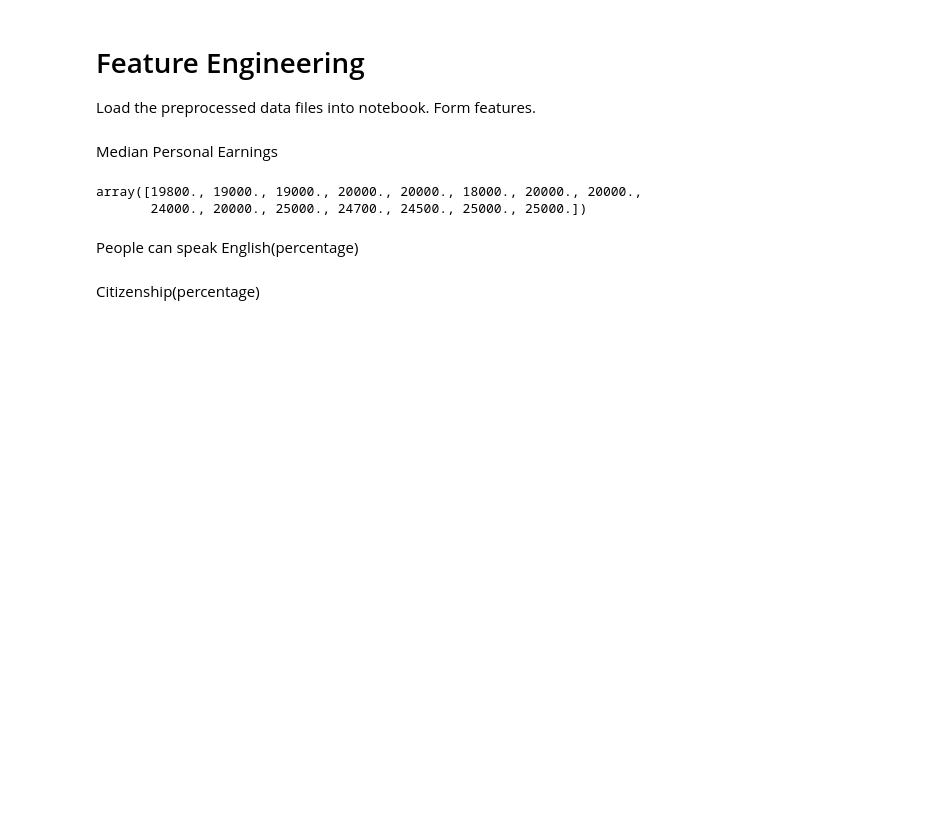
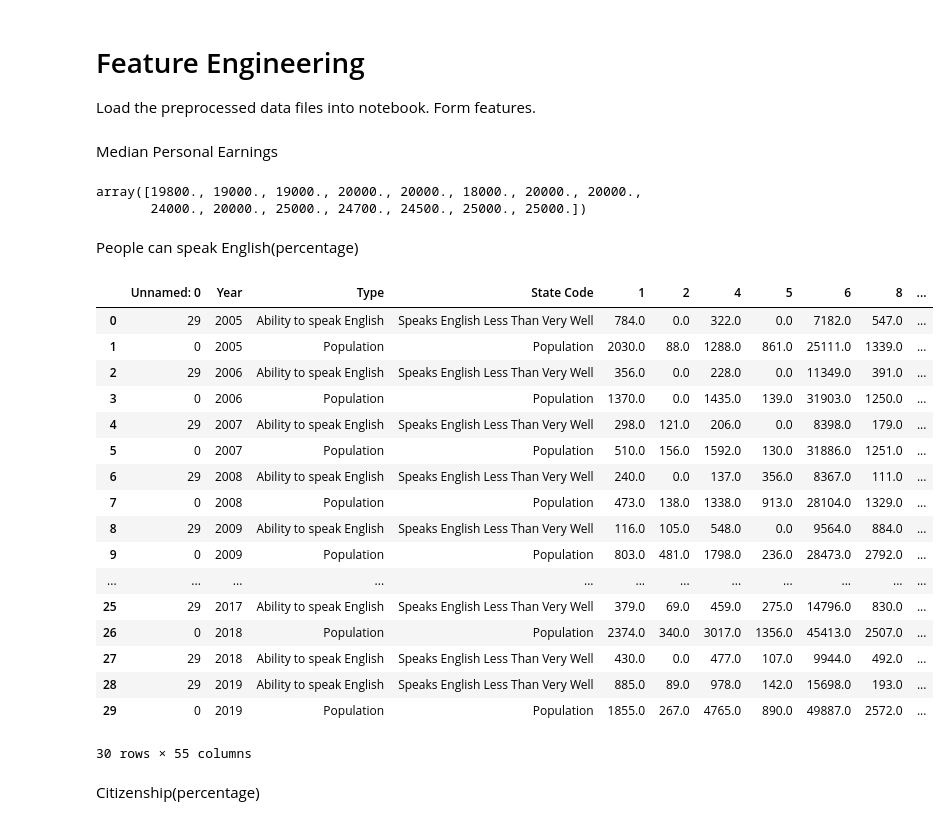
Before and after one commit to BU-Spark/ds-boston-bpda-br-census, a Jupyter notebook: Preprocessing_Qingyang/PredictionModel.ipynb, the cells around one changed output. Drawn from its saved outputs; the diff is of its cells as text; code cells hidden in the pictures; blank space fills up the shorter version.

```diff
--- a/Preprocessing_Qingyang/PredictionModel.ipynb
+++ b/Preprocessing_Qingyang/PredictionModel.ipynb
@@ -36,6 +35,27 @@ array([19800., 19000., 19000., 20000., 20000., 18000., 20000., 20000.,
        24000., 20000., 25000., 24700., 24500., 25000., 25000.])
 # %% [markdown]
 People can speak English(percentage)
+# %%
+atse
+# %% [output]
+|  | Unnamed: 0 | Year | Type | State Code | 1 | 2 | 4 | 5 | 6 | 8 | ... |
+| 0 | 29 | 2005 | Ability to speak English | Speaks English Less Than Very Well | 784.0 | 0.0 | 322.0 | 0.0 | 7182.0 | 547.0 | ... |
+| 1 | 0 | 2005 | Population | Population | 2030.0 | 88.0 | 1288.0 | 861.0 | 25111.0 | 1339.0 | ... |
+| 2 | 29 | 2006 | Ability to speak English | Speaks English Less Than Very Well | 356.0 | 0.0 | 228.0 | 0.0 | 11349.0 | 391.0 | ... |
+| 3 | 0 | 2006 | Population | Population | 1370.0 | 0.0 | 1435.0 | 139.0 | 31903.0 | 1250.0 | ... |
+| 4 | 29 | 2007 | Ability to speak English | Speaks English Less Than Very Well | 298.0 | 121.0 | 206.0 | 0.0 | 8398.0 | 179.0 | ... |
+| 5 | 0 | 2007 | Population | Population | 510.0 | 156.0 | 1592.0 | 130.0 | 31886.0 | 1251.0 | ... |
+| 6 | 29 | 2008 | Ability to speak English | Speaks English Less Than Very Well | 240.0 | 0.0 | 137.0 | 356.0 | 8367.0 | 111.0 | ... |
+| 7 | 0 | 2008 | Population | Population | 473.0 | 138.0 | 1338.0 | 913.0 | 28104.0 | 1329.0 | ... |
+| 8 | 29 | 2009 | Ability to speak English | Speaks English Less Than Very Well | 116.0 | 105.0 | 548.0 | 0.0 | 9564.0 | 884.0 | ... |
+| 9 | 0 | 2009 | Population | Population | 803.0 | 481.0 | 1798.0 | 236.0 | 28473.0 | 2792.0 | ... |
+| ... | ... | ... | ... | ... | ... | ... | ... | ... | ... | ... | ... |
+| 25 | 29 | 2017 | Ability to speak English | Speaks English Less Than Very Well | 379.0 | 69.0 | 459.0 | 275.0 | 14796.0 | 830.0 | ... |
+| 26 | 0 | 2018 | Population | Population | 2374.0 | 340.0 | 3017.0 | 1356.0 | 45413.0 | 2507.0 | ... |
+| 27 | 29 | 2018 | Ability to speak English | Speaks English Less Than Very Well | 430.0 | 0.0 | 477.0 | 107.0 | 9944.0 | 492.0 | ... |
+| 28 | 29 | 2019 | Ability to speak English | Speaks English Less Than Very Well | 885.0 | 89.0 | 978.0 | 142.0 | 15698.0 | 193.0 | ... |
+| 29 | 0 | 2019 | Population | Population | 1855.0 | 267.0 | 4765.0 | 890.0 | 49887.0 | 2572.0 | ... |
+30 rows × 55 columns
 # %%
 #this is the proportion of people who can speak english
 a=list(atse['25'])
```
Also changed, not shown: parts of 31 cells of this notebook, 17 other files.
